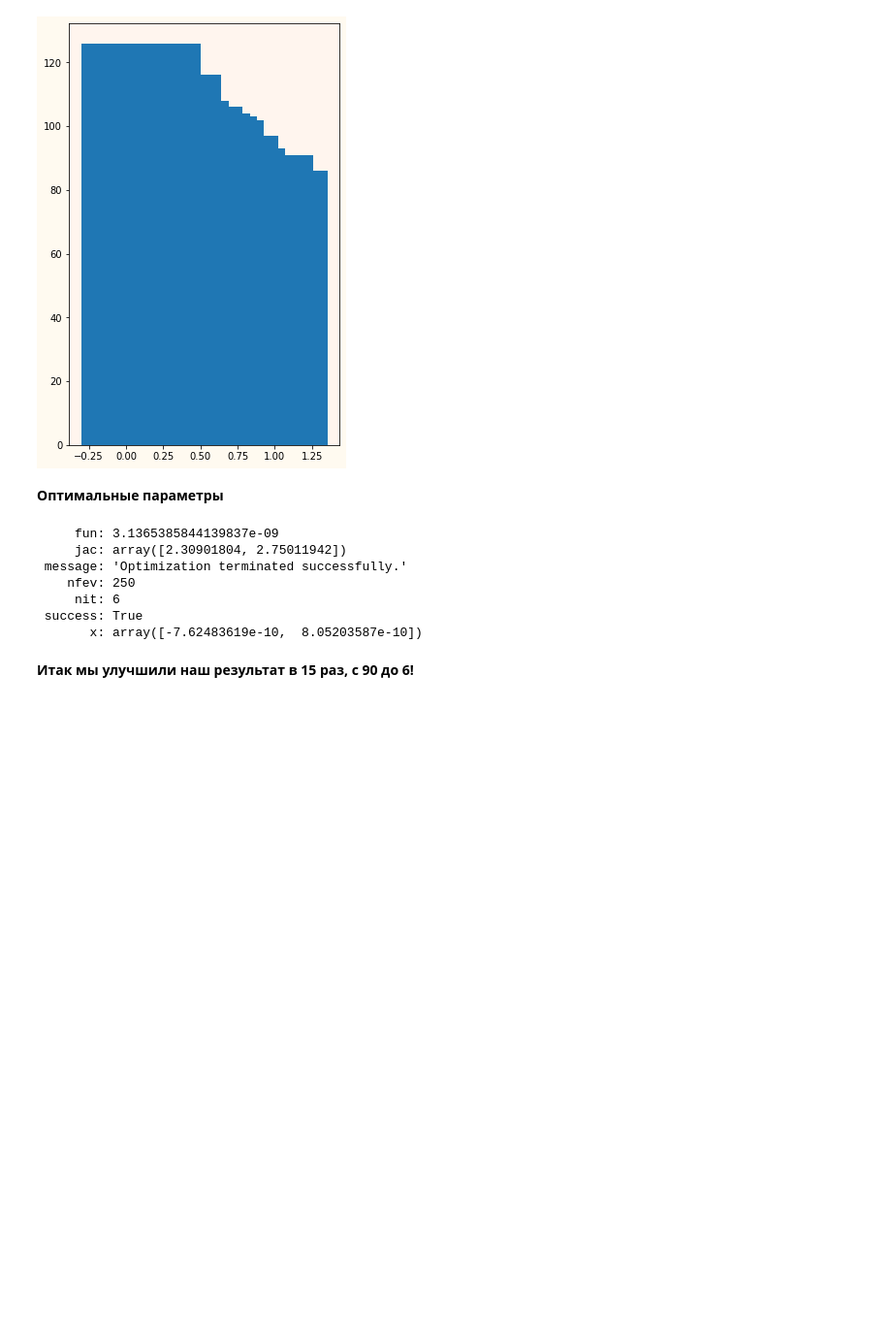
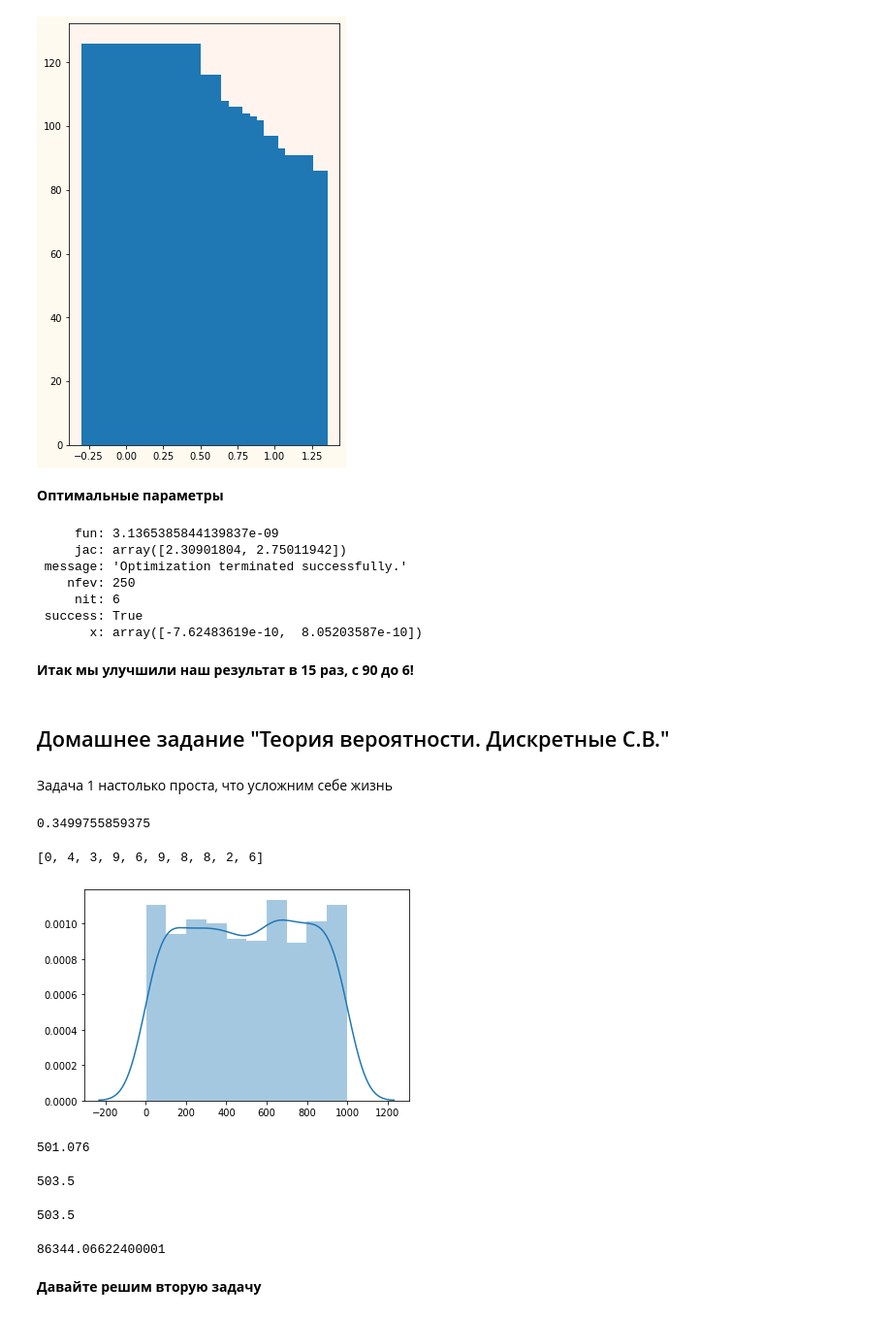
Before and after one commit to SperryUNIVAC/PYDA14, a Jupyter notebook: Math/math.ipynb, the cells around one changed output. Shown: that part at 97% size. Saved outputs shown, nothing was run; the diff lists cells and outputs as text; code cells hidden in the pictures; blank space fills up the shorter version.

Commit message:
math

```diff
--- a/Math/math.ipynb
+++ b/Math/math.ipynb
@@ -713,3 +707,56 @@ result
        x: array([-7.62483619e-10,  8.05203587e-10])
 # %% [markdown]
 **Итак мы улучшили наш результат в 15 раз, с 90 до 6!**
+# %% [markdown]
+## Домашнее задание "Теория вероятности. Дискретные С.В."
+# %% [markdown]
+Задача 1 настолько проста, что усложним себе жизнь
+# %%
+# и напишем максимально извращенный генератор простых чисел для начала
+
+def isprime(n):
+    return re.compile(r'^1?$|^(11+)\1+$').match('1' * n) is None
+prime_n = [x for x in range(15) if isprime(x)]
+
+# Теперь посчитаем количество выпадений орлов:
+
+obverse = []
+for pn in prime_n:
+    obverse.append(int(math.factorial(15)/(math.factorial(pn)*math.factorial(15-pn))))
+sum_obs = sum(obverse)
+
+# И найдем искомую вероятность
+print(sum_obs/2**15)
+# %% [output]
+0.3499755859375
+# %%
+secure_rand_gen = SystemRandom()
+rand_list = [secure_rand_gen.randrange(10) for i in range(10)]
+rand_list
+# %% [output]
+[0, 4, 3, 9, 6, 9, 8, 8, 2, 6]
+# %%
+rand_list_1000 = [secure_rand_gen.randrange(1000) for i in range(1000)]
+sns_plot = sns.distplot(rand_list_1000)
+fig = sns_plot.get_figure()
+# %% [output]
+[figure, added]
+# %%
+np.mean(rand_list_1000)
+# %% [output]
+501.076
+# %%
+np.percentile(rand_list_1000, 50)
+# %% [output]
+503.5
+# %%
+# иначе же
+np.median(rand_list_1000)
+# %% [output]
+503.5
+# %%
+np.var(rand_list_1000)
+# %% [output]
+86344.06622400001
+# %% [markdown]
+**Давайте решим вторую задачу**
```
Also changed, not shown: parts of 13 cells of this notebook.
